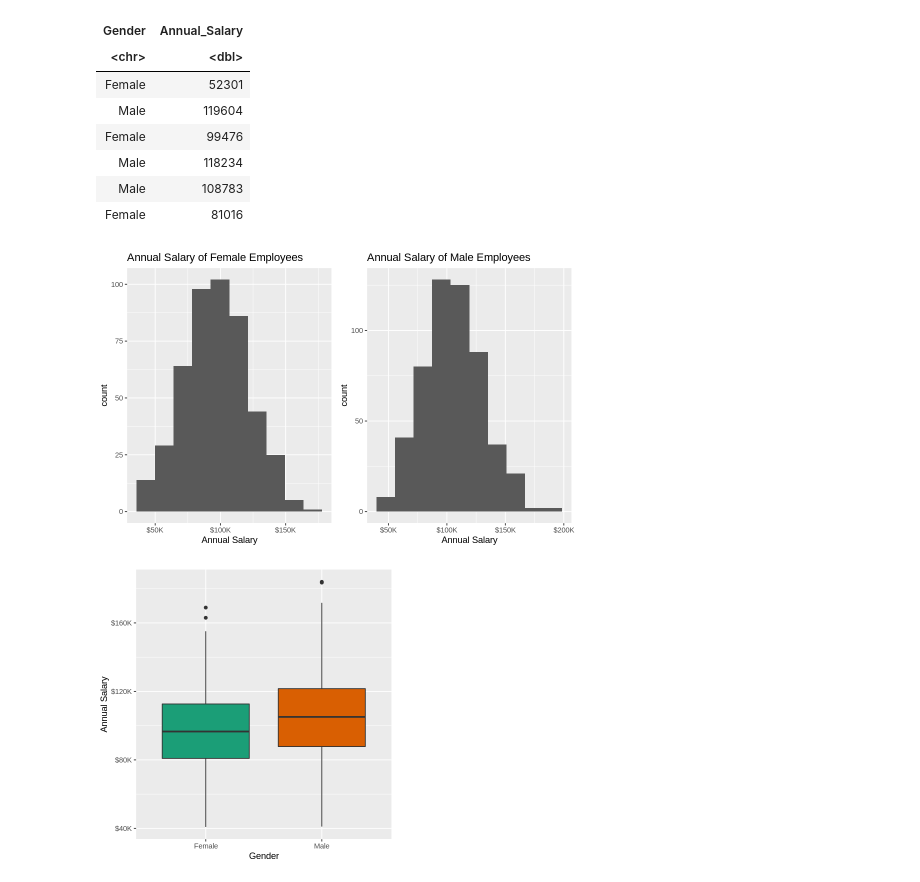
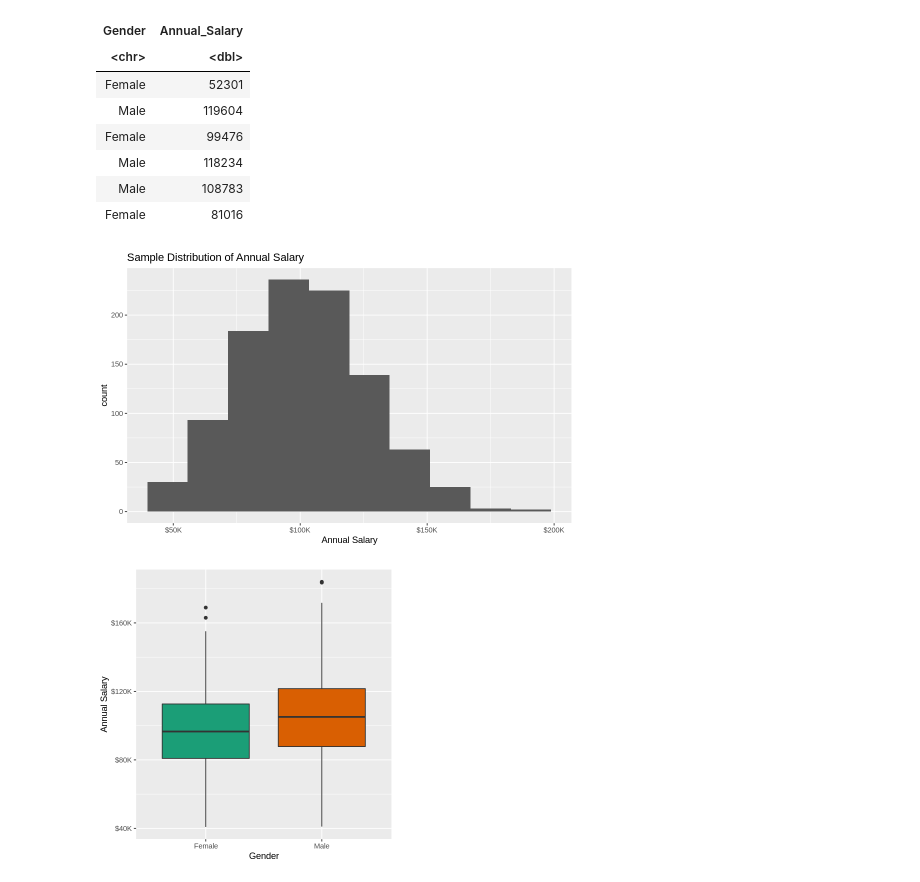
Before and after one commit to karlie-tr/STAT201-GroupProject, a Jupyter notebook: Proposal.ipynb, the cells around one changed output. Cells and saved outputs as stored; diff of their text form; code cells hidden in the pictures.

Commit message:
change visualization of sample distribution plot

```diff
--- a/Proposal.ipynb
+++ b/Proposal.ipynb
@@ -70,27 +72,18 @@ A tibble: 6 × 2
 | Male | 108783 |
 | Female | 81016 |
 # %%
-# plot histograms of annual salary based on gender
-female_salary_plot <- salary_data %>%
-                                filter(Gender == "Female") %>%
+# plot histogram of annual salary
+salary_distribution_plot <- salary_data %>%
                                 ggplot() +
                                 geom_histogram(aes(x = Annual_Salary), bins = 10) +
                                 scale_x_continuous(labels = scales::dollar_format(scale = .001, suffix = "K")) +
                                 labs(x = "Annual Salary") +
-                                ggtitle("Annual Salary of Female Employees")
-
-male_salary_plot <- salary_data %>%
-                                filter(Gender == "Male") %>%
-                                ggplot() +
-                                geom_histogram(aes(x = Annual_Salary), bins = 10) +
-                                scale_x_continuous(labels = scales::dollar_format(scale = .001, suffix = "K")) +
-                                labs(x = "Annual Salary") +
-                                ggtitle("Annual Salary of Male Employees")
+                                ggtitle("Sample Distribution of Annual Salary")
 # %%
-# plot 2 graph side-by-side for comparison
+# Sample distribution of Salary
 options(repr.plot.width = 8, repr.plot.height = 5)
 
-grid.arrange(female_salary_plot, male_salary_plot, ncol = 2)
+salary_distribution_plot
 # %% [output]
-[figure, old version]
+[figure, new version]
 # %%
```
Also changed, not shown: parts of 3 cells of this notebook.
